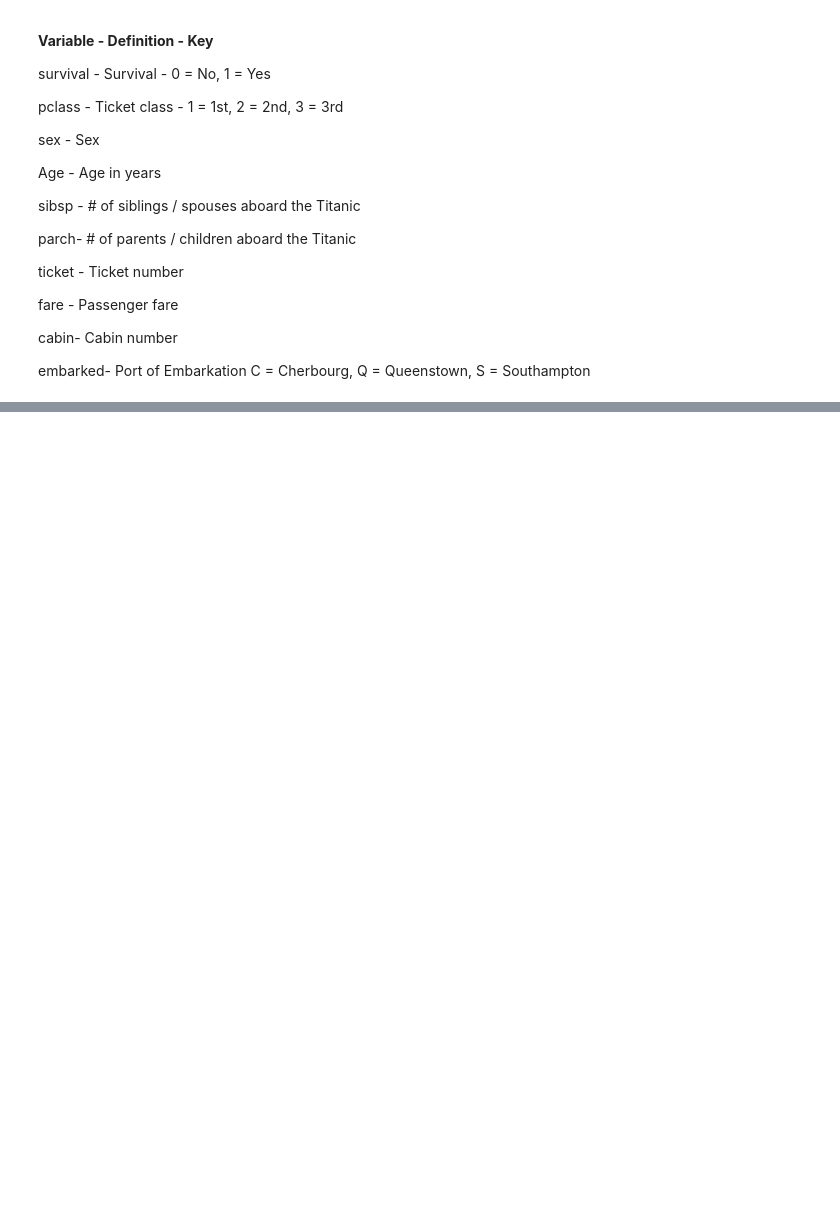
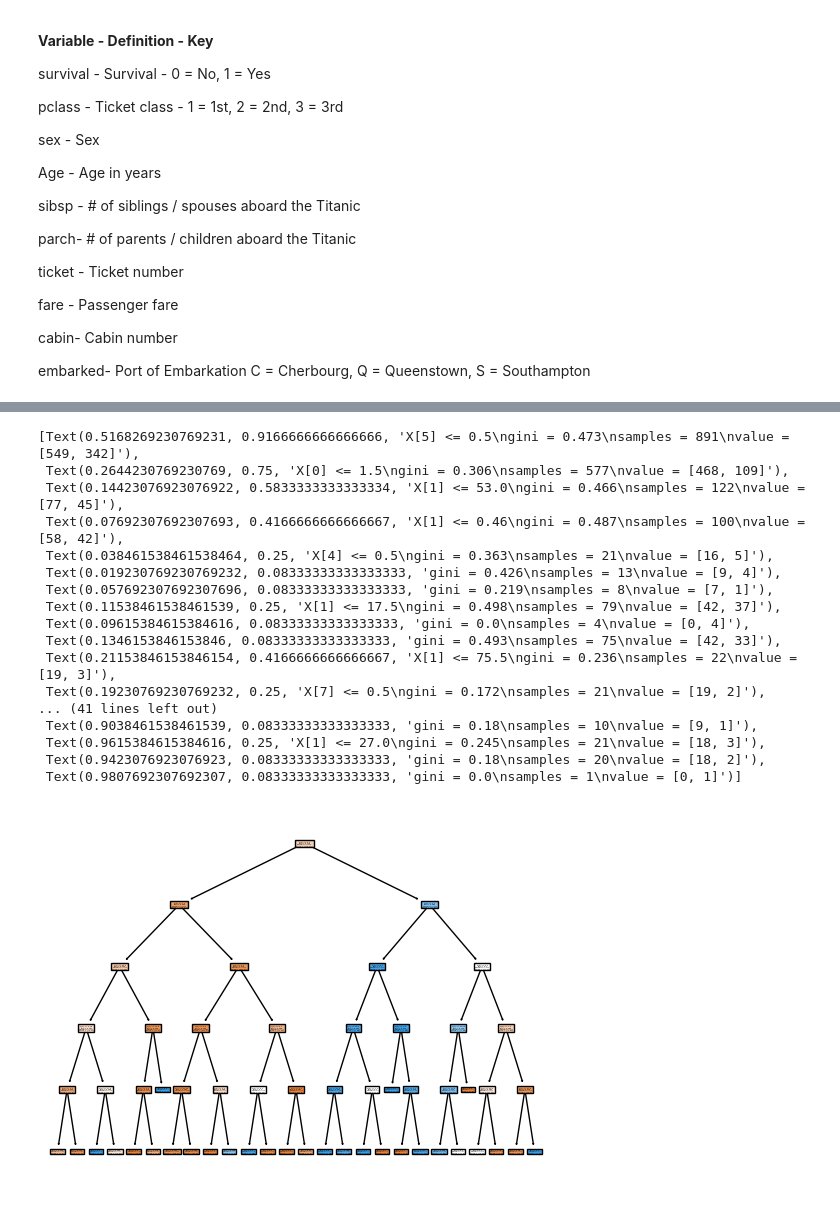
Before and after one commit to hugosantosbessa/ML2023-HugoBessa, a Jupyter notebook: llistas/arvores/Exercicio.ipynb, the cells around one changed output, grey strips where cells are left out. Drawn from its saved outputs; the diff is of its cells as text; code cells hidden in the pictures; blank space fills up the shorter version.

```diff
--- a/llistas/arvores/Exercicio.ipynb
+++ b/llistas/arvores/Exercicio.ipynb
@@ -47,0 +59,4 @@ embarked- Port of Embarkation	C = Cherbourg, Q = Queenstown, S = Southampton
+# %%
+X_train = data_train.drop(['Survived', 'PassengerId', 'Name', 'Ticket', 'Cabin'], axis=1)
+y_train = data_train['Survived']
+X_test = data_test.drop(['PassengerId', 'Name', 'Ticket', 'Cabin'], axis=1)
@@ -47,0 +93,6 @@ embarked- Port of Embarkation	C = Cherbourg, Q = Queenstown, S = Southampton
+# %%
+X_train.loc[X_train['Fare'] < 32.204208, 'Fare'] = 0
+X_train.loc[X_train['Fare'] >= 32.204208, 'Fare'] = 1
+X_test.loc[X_test['Fare'] < 32.204208, 'Fare'] = 0
+X_test.loc[X_test['Fare'] >= 32.204208, 'Fare'] = 1
+X_train['Fare']
@@ -47,0 +116,6 @@ embarked- Port of Embarkation	C = Cherbourg, Q = Queenstown, S = Southampton
+# %%
+X_train = pd.get_dummies(X_train)
+X_train.fillna(0, inplace = True)
+X_test = pd.get_dummies(X_test)
+X_test.fillna(0, inplace = True)
+X_train.head()
@@ -47,0 +129,4 @@ embarked- Port of Embarkation	C = Cherbourg, Q = Queenstown, S = Southampton
+# %%
+model = DecisionTreeClassifier(max_depth=5)
+model.fit(X_train, y_train) # Training model
+predictions = model.predict(X_test) # Test model
@@ -47,0 +146,21 @@ embarked- Port of Embarkation	C = Cherbourg, Q = Queenstown, S = Southampton
+# %%
+tree.plot_tree(model, filled=True)
+# %% [output]
+[Text(0.5168269230769231, 0.9166666666666666, 'X[5] <= 0.5\ngini = 0.473\nsamples = 891\nvalue = [549, 342]'),
+ Text(0.2644230769230769, 0.75, 'X[0] <= 1.5\ngini = 0.306\nsamples = 577\nvalue = [468, 109]'),
+ Text(0.14423076923076922, 0.5833333333333334, 'X[1] <= 53.0\ngini = 0.466\nsamples = 122\nvalue = [77, 45]'),
+ Text(0.07692307692307693, 0.4166666666666667, 'X[1] <= 0.46\ngini = 0.487\nsamples = 100\nvalue = [58, 42]'),
+ Text(0.038461538461538464, 0.25, 'X[4] <= 0.5\ngini = 0.363\nsamples = 21\nvalue = [16, 5]'),
+ Text(0.019230769230769232, 0.08333333333333333, 'gini = 0.426\nsamples = 13\nvalue = [9, 4]'),
+ Text(0.057692307692307696, 0.08333333333333333, 'gini = 0.219\nsamples = 8\nvalue = [7, 1]'),
+ Text(0.11538461538461539, 0.25, 'X[1] <= 17.5\ngini = 0.498\nsamples = 79\nvalue = [42, 37]'),
+ Text(0.09615384615384616, 0.08333333333333333, 'gini = 0.0\nsamples = 4\nvalue = [0, 4]'),
+ Text(0.1346153846153846, 0.08333333333333333, 'gini = 0.493\nsamples = 75\nvalue = [42, 33]'),
+ Text(0.21153846153846154, 0.4166666666666667, 'X[1] <= 75.5\ngini = 0.236\nsamples = 22\nvalue = [19, 3]'),
+ Text(0.19230769230769232, 0.25, 'X[7] <= 0.5\ngini = 0.172\nsamples = 21\nvalue = [19, 2]'),
+... (41 lines left out)
+ Text(0.9038461538461539, 0.08333333333333333, 'gini = 0.18\nsamples = 10\nvalue = [9, 1]'),
+ Text(0.9615384615384616, 0.25, 'X[1] <= 27.0\ngini = 0.245\nsamples = 21\nvalue = [18, 3]'),
+ Text(0.9423076923076923, 0.08333333333333333, 'gini = 0.18\nsamples = 20\nvalue = [18, 2]'),
+ Text(0.9807692307692307, 0.08333333333333333, 'gini = 0.0\nsamples = 1\nvalue = [0, 1]')]
+[figure, added]
```
Also changed, not shown: parts of 12 cells of this notebook, 6 other files.
